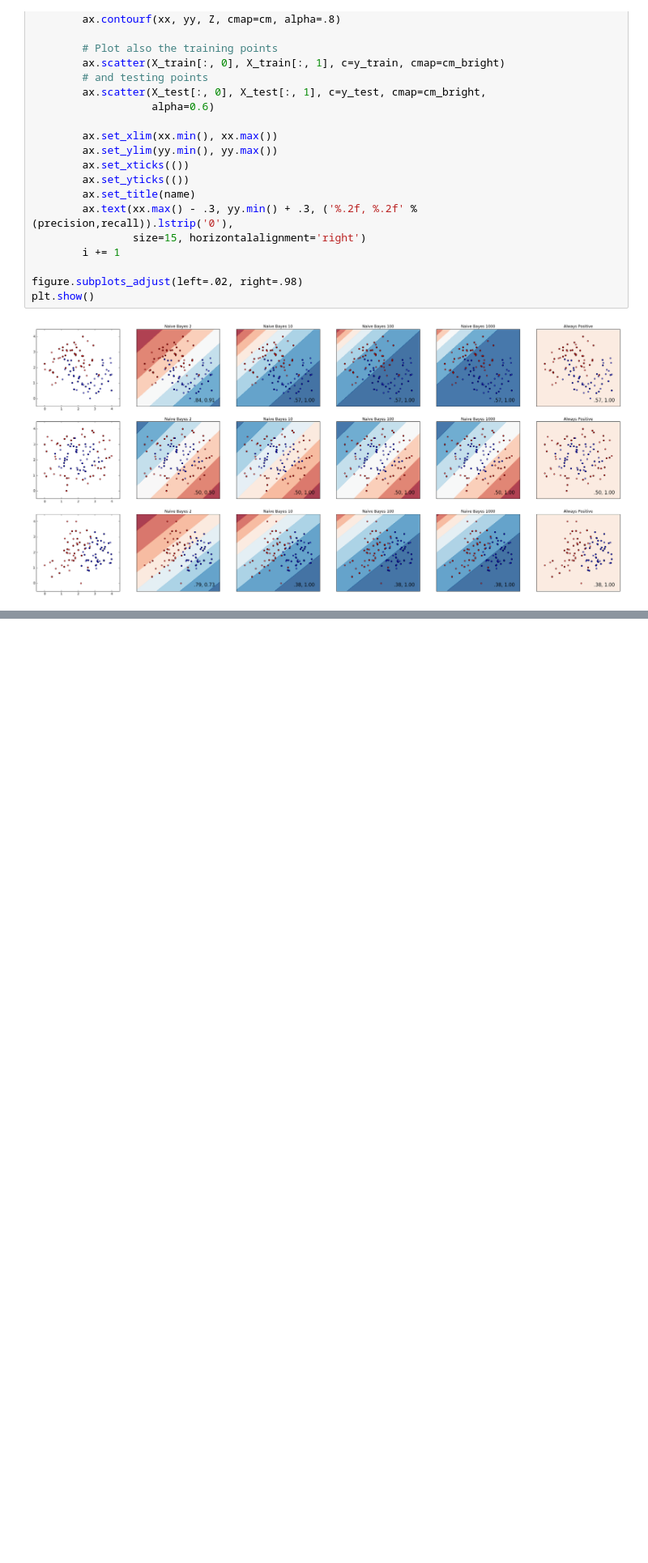
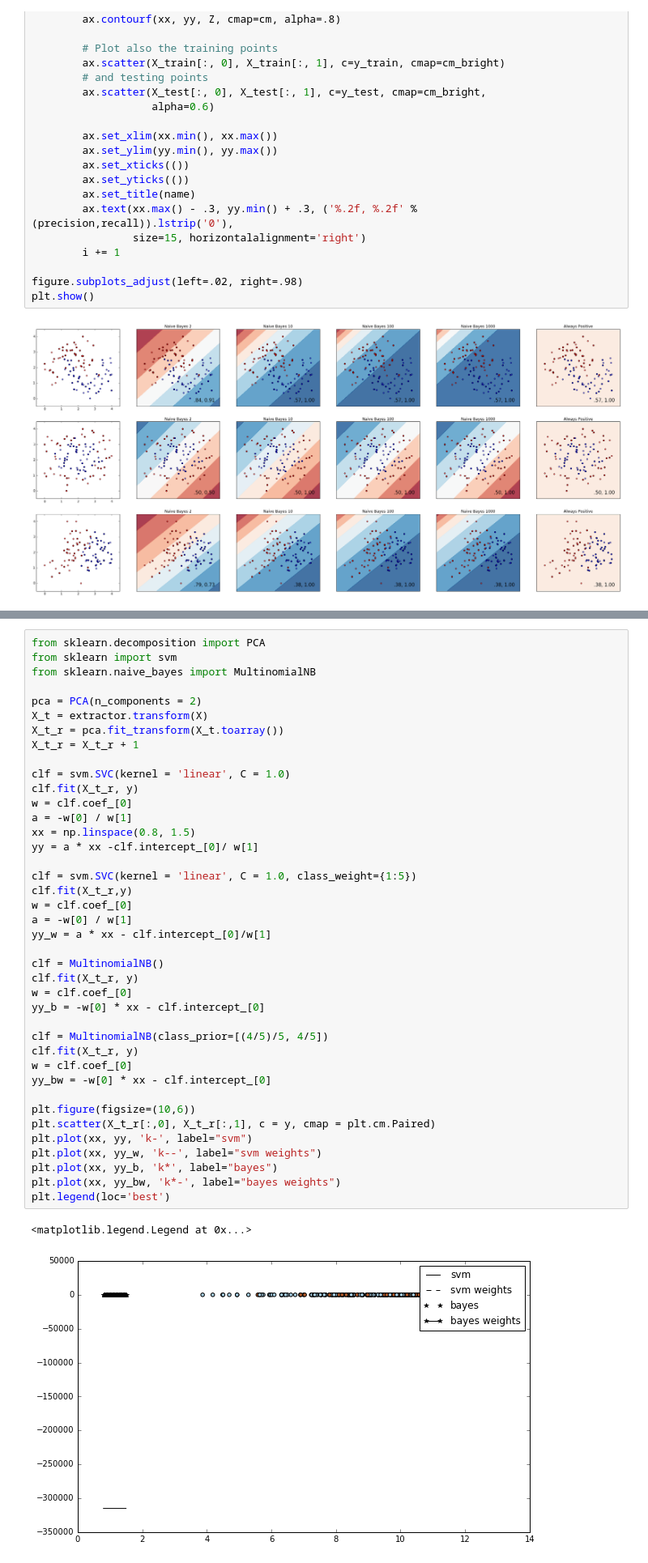
Before and after one commit to borjaeg/thete, a Jupyter notebook: Paper Discards.ipynb, the cells around one changed output, grey strips where cells are left out. Shown at 81% size. Drawn from its saved outputs; the diff is of its cells as text; blank space fills up the shorter version.

```diff
--- a/Paper Discards.ipynb
+++ b/Paper Discards.ipynb
@@ -412,0 +407,43 @@ plt.show()
+# %%
+from sklearn.decomposition import PCA
+from sklearn import svm
+from sklearn.naive_bayes import MultinomialNB
+
+pca = PCA(n_components = 2)
+X_t = extractor.transform(X)
+X_t_r = pca.fit_transform(X_t.toarray())
+X_t_r = X_t_r + 1
+
+clf = svm.SVC(kernel = 'linear', C = 1.0)
+clf.fit(X_t_r, y)
+w = clf.coef_[0]
+a = -w[0] / w[1]
+xx = np.linspace(0.8, 1.5)
+yy = a * xx -clf.intercept_[0]/ w[1]
+
+clf = svm.SVC(kernel = 'linear', C = 1.0, class_weight={1:5})
+clf.fit(X_t_r,y)
+w = clf.coef_[0]
+a = -w[0] / w[1]
+yy_w = a * xx - clf.intercept_[0]/w[1]
+
+clf = MultinomialNB()
+clf.fit(X_t_r, y)
+w = clf.coef_[0]
+yy_b = -w[0] * xx - clf.intercept_[0]
+
+clf = MultinomialNB(class_prior=[(4/5)/5, 4/5])
+clf.fit(X_t_r, y)
+w = clf.coef_[0]
+yy_bw = -w[0] * xx - clf.intercept_[0]
+
+plt.figure(figsize=(10,6))
+plt.scatter(X_t_r[:,0], X_t_r[:,1], c = y, cmap = plt.cm.Paired)
+plt.plot(xx, yy, 'k-', label="svm")
+plt.plot(xx, yy_w, 'k--', label="svm weights")
+plt.plot(xx, yy_b, 'k*', label="bayes")
+plt.plot(xx, yy_bw, 'k*-', label="bayes weights")
+plt.legend(loc='best')
+# %% [output]
+<matplotlib.legend.Legend at 0x...>
+[figure, added]
```
Also changed, not shown: parts of 4 cells of this notebook.
